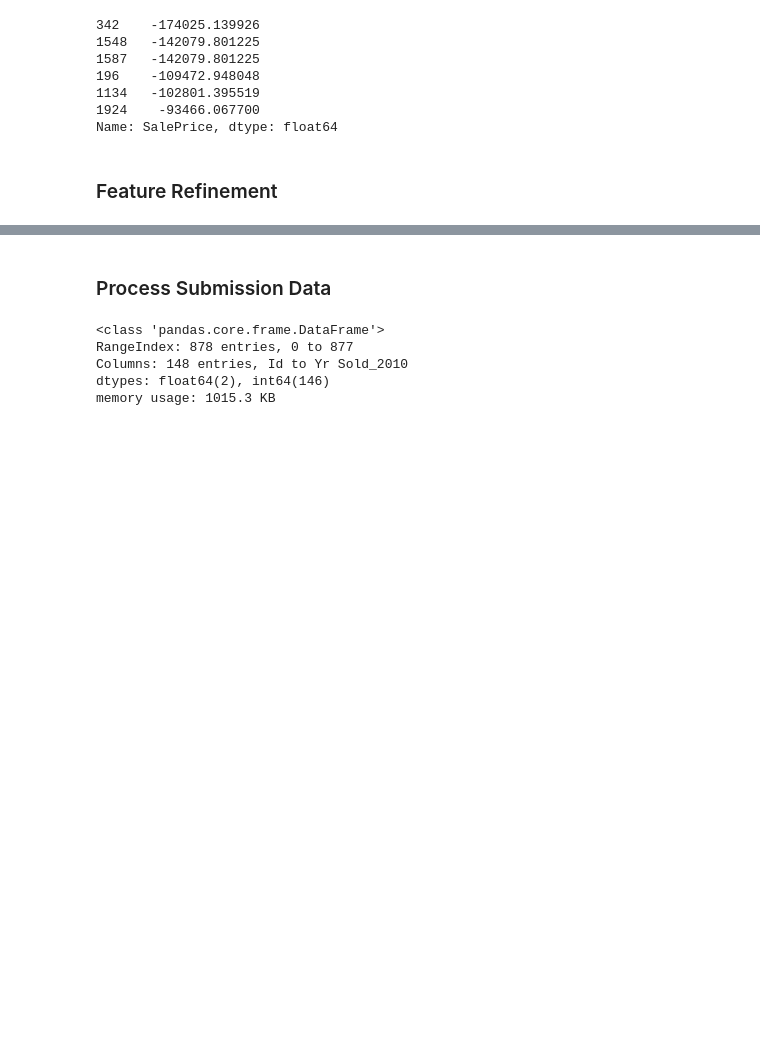
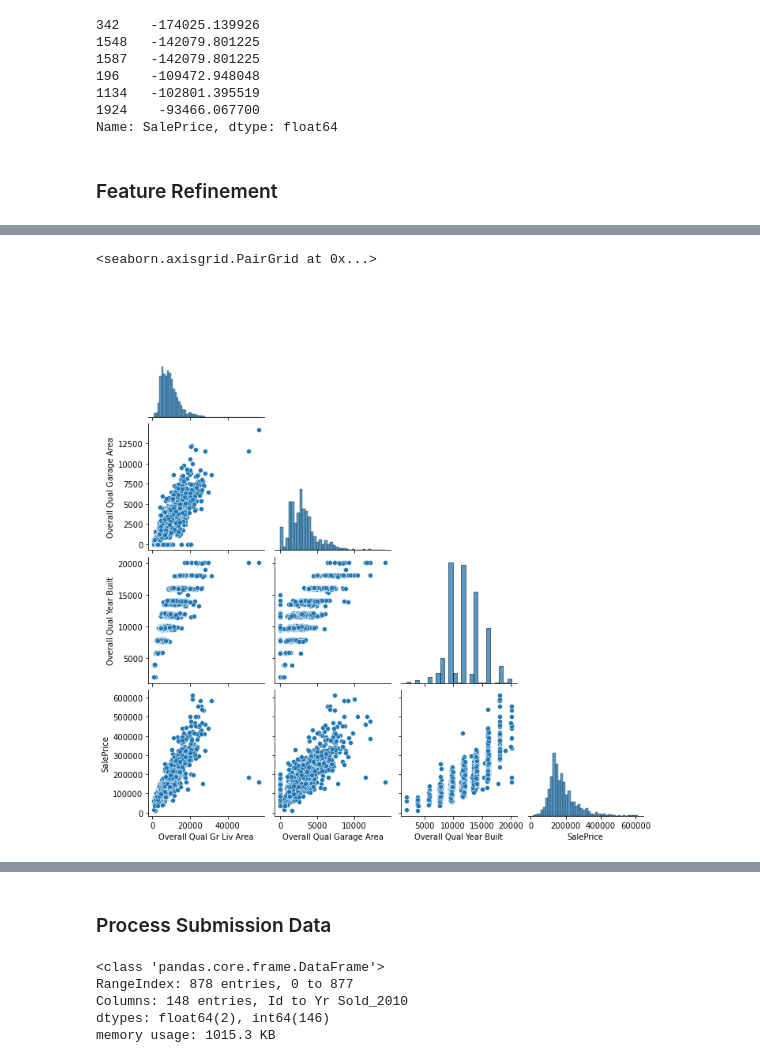
Before and after one commit to PaperArmada/home-price-prediction, a Jupyter notebook: code/02_Processing_Freshtake_2.ipynb, the cells around one changed output, grey strips where cells are left out. Drawn from its saved outputs; the diff is of its cells as text; code cells hidden in the pictures; blank space fills up the shorter version.

```diff
--- a/code/02_Processing_Freshtake_2.ipynb
+++ b/code/02_Processing_Freshtake_2.ipynb
@@ -393,0 +396,3 @@ plt.scatter(pred_poly_drop, resid_poly_drop);
+# %%
+X_poly_drop_corr = X_train_poly_drop.join(y_train).corr()['SalePrice'].sort_values(ascending=False)[1:]
+X_poly_drop_corr[X_poly_drop_corr > .5]
@@ -393,0 +417,5 @@ plt.scatter(pred_poly_drop, resid_poly_drop);
+# %%
+sns.pairplot(X_train_poly_drop[X_poly_drop_corr.index[:3]].join(y_train), corner=True, palette='Blues')
+# %% [output]
+<seaborn.axisgrid.PairGrid at 0x...>
+[figure, added]
```
Also changed, not shown: parts of 61 cells of this notebook, 1 other file.
